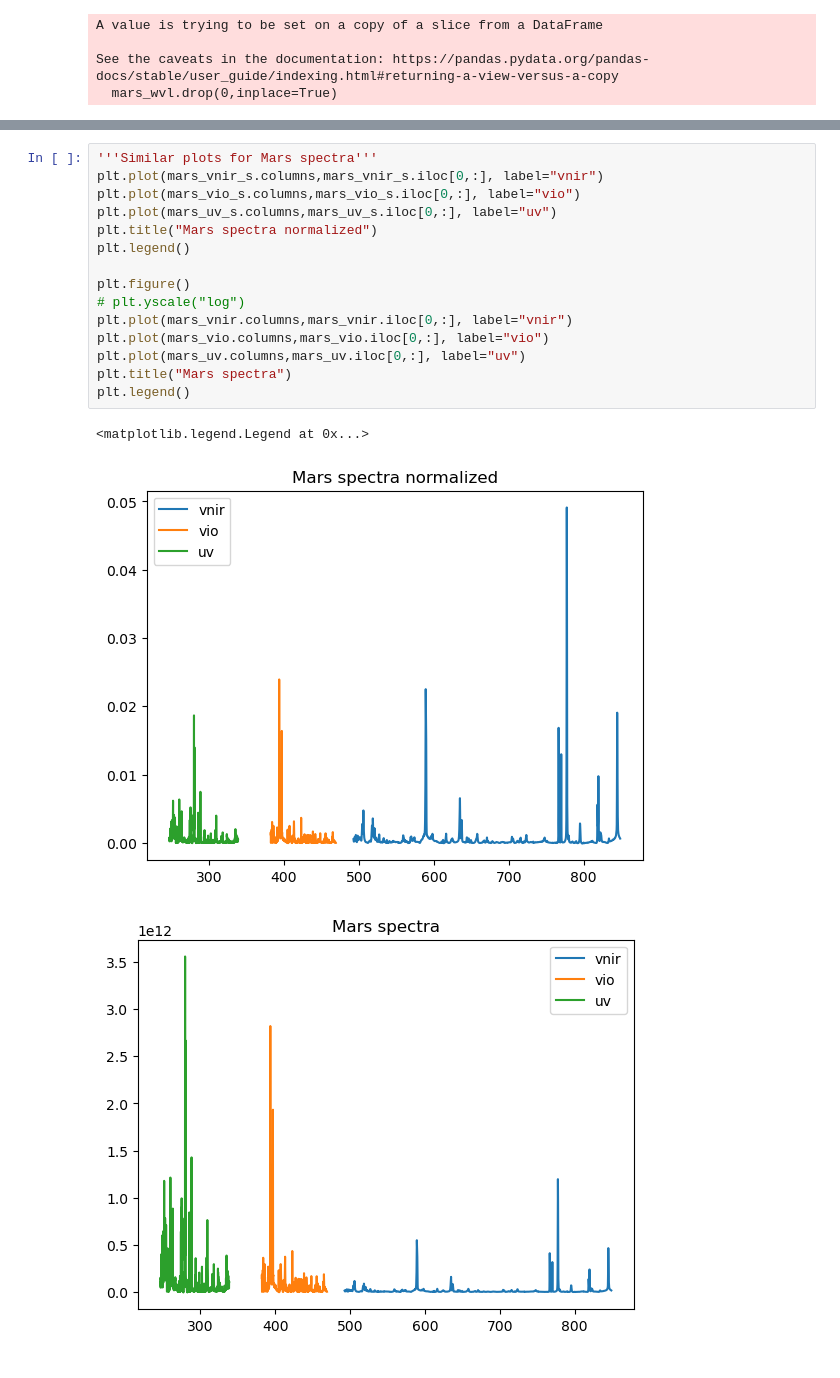
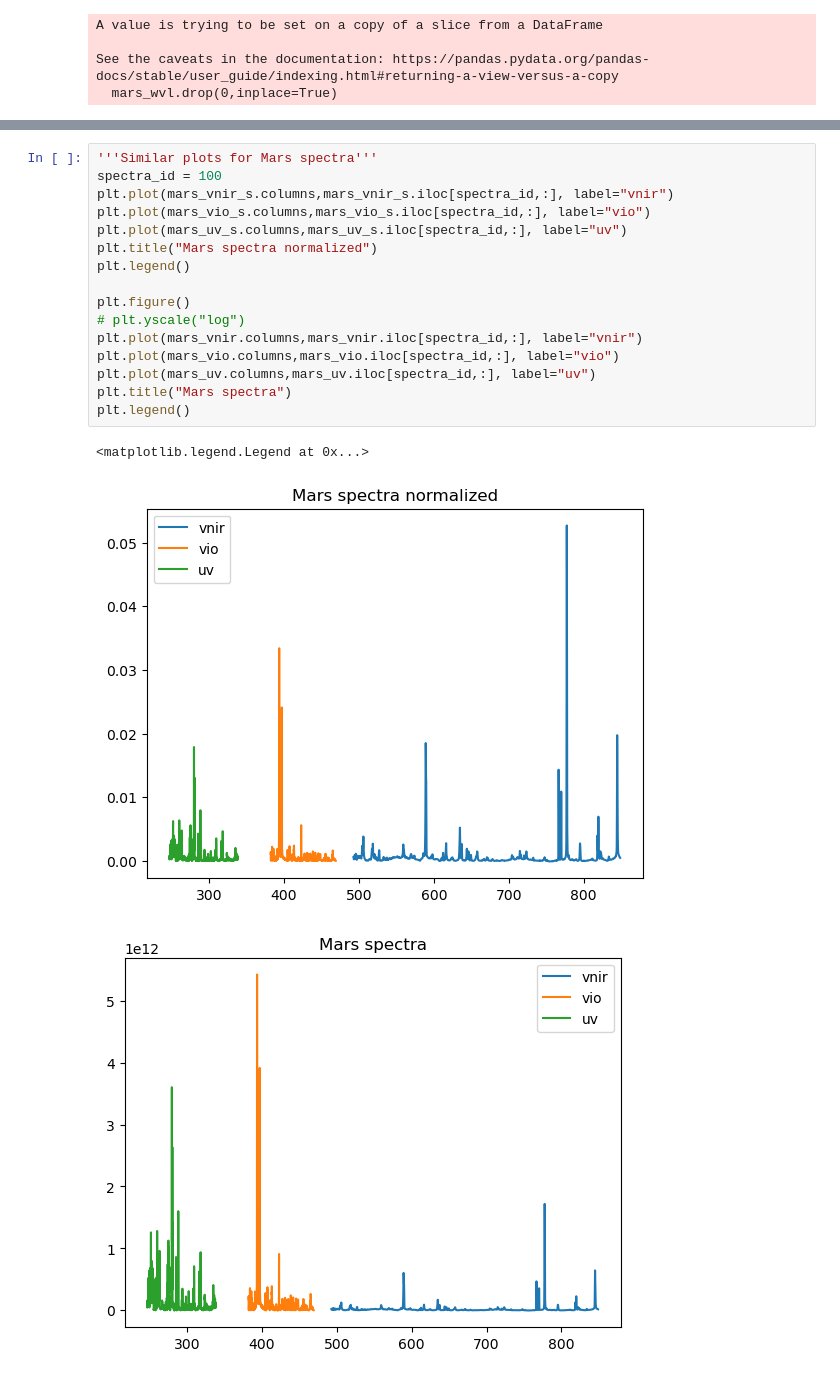
Before and after one commit to Gabriel78110/LANL_Mars_Project, a Jupyter notebook: LANL_project.ipynb, the cells around one changed output, grey strips where cells are left out. Saved outputs shown, nothing was run; the diff lists cells and outputs as text.

```diff
--- a/LANL_project.ipynb
+++ b/LANL_project.ipynb
@@ -253,20 +316,21 @@ make_hist_target(1)
 # %%
 '''Similar plots for Mars spectra'''
-plt.plot(mars_vnir_s.columns,mars_vnir_s.iloc[0,:], label="vnir")
-plt.plot(mars_vio_s.columns,mars_vio_s.iloc[0,:], label="vio")
-plt.plot(mars_uv_s.columns,mars_uv_s.iloc[0,:], label="uv")
+spectra_id = 100
+plt.plot(mars_vnir_s.columns,mars_vnir_s.iloc[spectra_id,:], label="vnir")
+plt.plot(mars_vio_s.columns,mars_vio_s.iloc[spectra_id,:], label="vio")
+plt.plot(mars_uv_s.columns,mars_uv_s.iloc[spectra_id,:], label="uv")
 plt.title("Mars spectra normalized")
 plt.legend()
 
 plt.figure()
 # plt.yscale("log")
-plt.plot(mars_vnir.columns,mars_vnir.iloc[0,:], label="vnir")
-plt.plot(mars_vio.columns,mars_vio.iloc[0,:], label="vio")
-plt.plot(mars_uv.columns,mars_uv.iloc[0,:], label="uv")
+plt.plot(mars_vnir.columns,mars_vnir.iloc[spectra_id,:], label="vnir")
+plt.plot(mars_vio.columns,mars_vio.iloc[spectra_id,:], label="vio")
+plt.plot(mars_uv.columns,mars_uv.iloc[spectra_id,:], label="uv")
 plt.title("Mars spectra")
 plt.legend()
 # %% [output]
 <matplotlib.legend.Legend at 0x...>
-[figure, old version]
+[figure, new version]
-[figure, old version]
+[figure, new version]
 # %%
```
Also changed, not shown: parts of 14 cells of this notebook.
